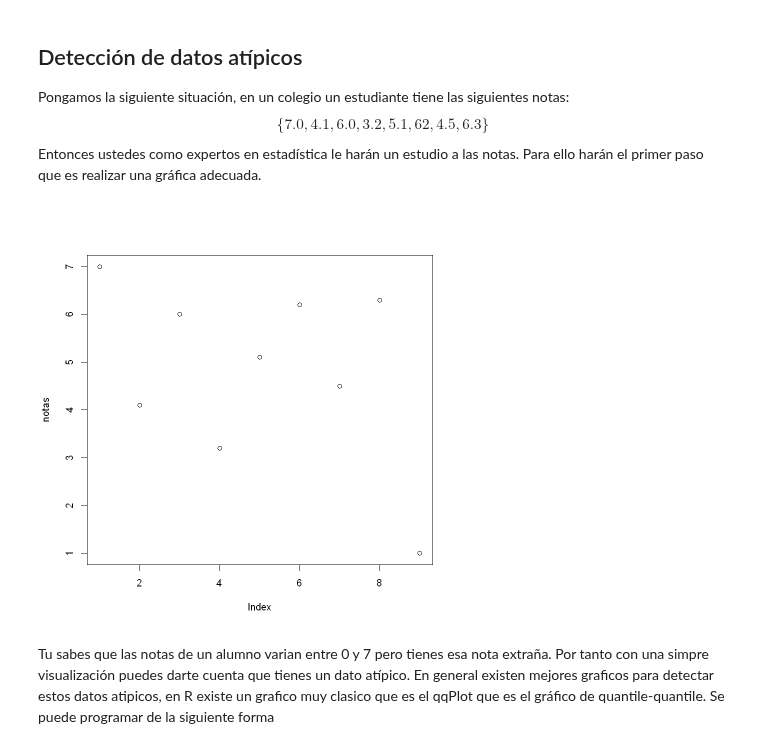
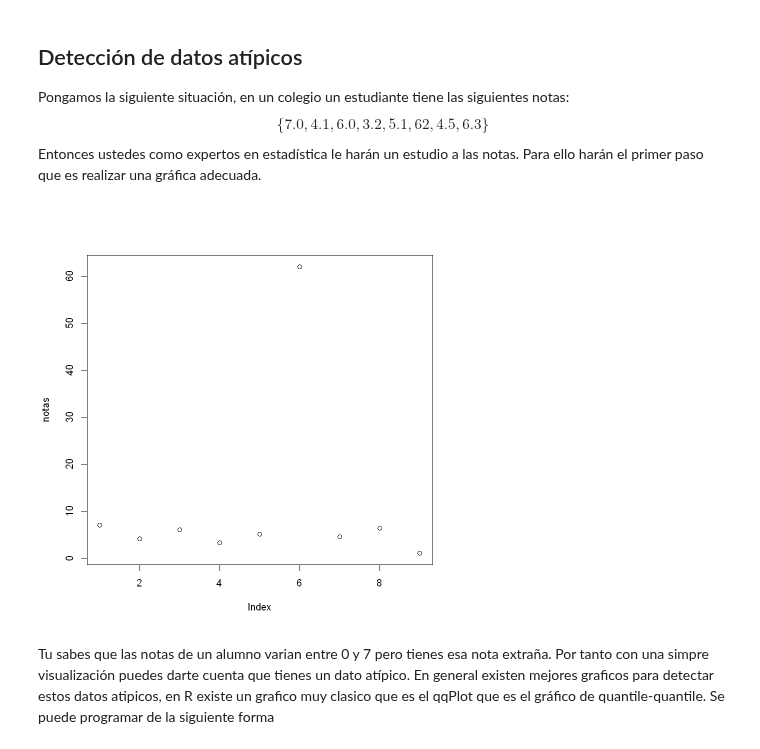
Before and after one commit to Fabimath/LEC-PYE, a Jupyter notebook: Clases/Clase_03.ipynb, the cells around one changed output. Drawn from its saved outputs; the diff is of its cells as text; code cells hidden in the pictures.

```diff
--- a/Clases/Clase_03.ipynb
+++ b/Clases/Clase_03.ipynb
@@ -144,10 +144,10 @@ $$
 $$
 Entonces ustedes como expertos en estadística le harán un estudio a las notas. Para ello harán el primer paso que es realizar una gráfica adecuada.
 # %%
-notas = c(7.0 , 4.1 ,6.0 , 3.2, 5.1 ,6.2, 4.5 , 6.3,1 )
+notas = c(7.0 , 4.1 ,6.0 , 3.2, 5.1 ,62, 4.5 , 6.3,1 )
 plot(notas)
 # %% [output]
-[figure, old version]
+[figure, new version]
 # %% [markdown]
 Tu sabes que las notas de un alumno varian entre 0 y 7 pero tienes esa nota extraña. Por tanto con una simpre visualización puedes darte cuenta que tienes un dato atípico. En general existen mejores graficos para detectar estos datos atipicos, en R existe un grafico muy clasico que es el qqPlot que es el gráfico de quantile-quantile. Se puede programar de la siguiente forma
 # %%
```
Also changed, not shown: parts of 4 cells of this notebook, 2 other files.
